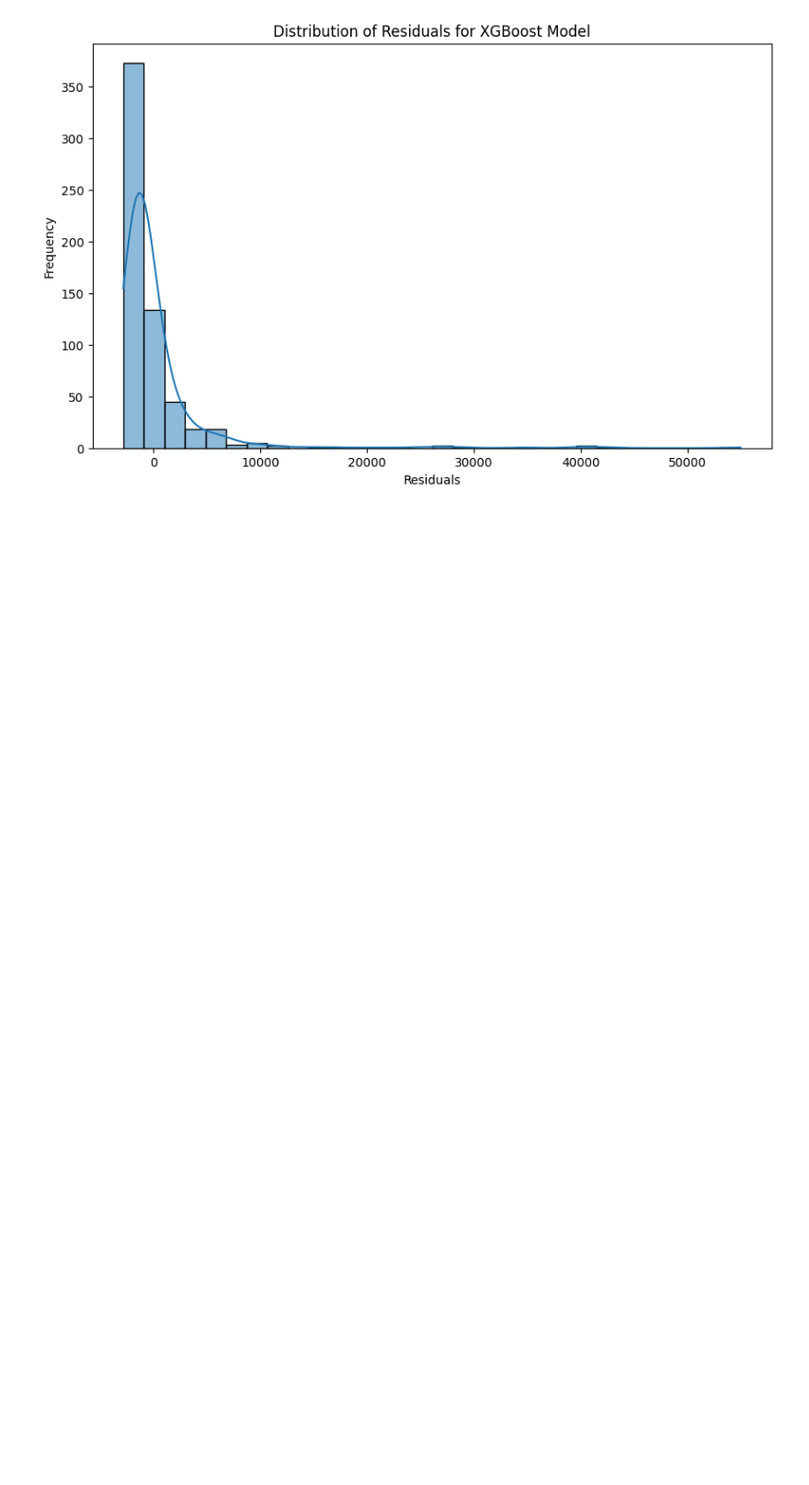
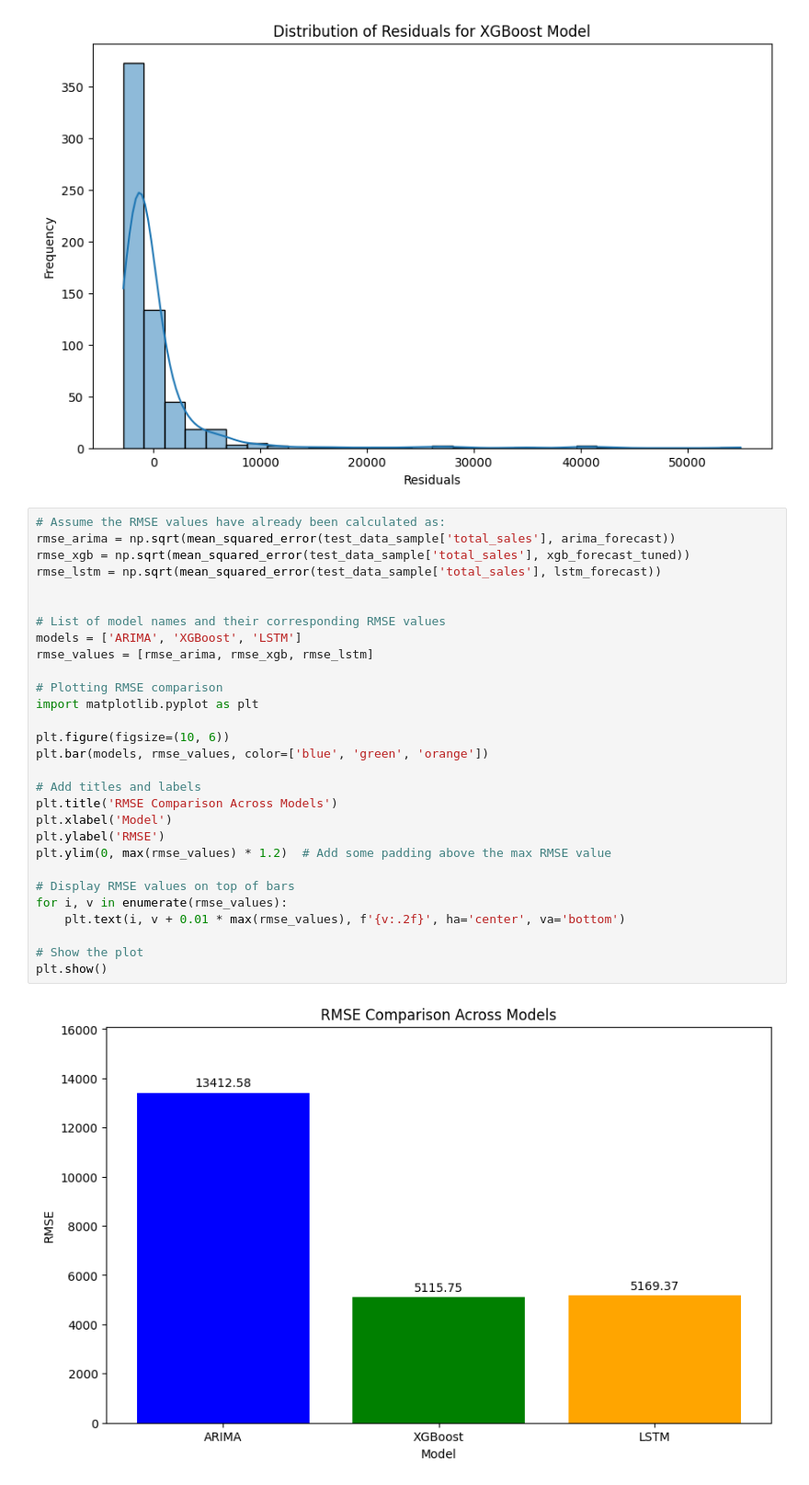
Before and after one commit to RyanBein205/DemandForecasting2.0, a Jupyter notebook: Capstone24.ipynb, the cells around one changed output. Shown: that part at 92% size. Drawn from its saved outputs; the diff is of its cells as text; blank space fills up the shorter version.

```diff
--- a/Capstone24.ipynb
+++ b/Capstone24.ipynb
@@ -381,3 +405,34 @@ plt.show()
 [figure]
 [figure]
 [figure]
+# %%
+# Assume the RMSE values have already been calculated as:
+rmse_arima = np.sqrt(mean_squared_error(test_data_sample['total_sales'], arima_forecast))
+rmse_xgb = np.sqrt(mean_squared_error(test_data_sample['total_sales'], xgb_forecast_tuned))
+rmse_lstm = np.sqrt(mean_squared_error(test_data_sample['total_sales'], lstm_forecast))
+
+
+# List of model names and their corresponding RMSE values
+models = ['ARIMA', 'XGBoost', 'LSTM']
+rmse_values = [rmse_arima, rmse_xgb, rmse_lstm]
+
+# Plotting RMSE comparison
+import matplotlib.pyplot as plt
+
+plt.figure(figsize=(10, 6))
+plt.bar(models, rmse_values, color=['blue', 'green', 'orange'])
+
+# Add titles and labels
+plt.title('RMSE Comparison Across Models')
+plt.xlabel('Model')
+plt.ylabel('RMSE')
+plt.ylim(0, max(rmse_values) * 1.2)  # Add some padding above the max RMSE value
+
+# Display RMSE values on top of bars
+for i, v in enumerate(rmse_values):
+    plt.text(i, v + 0.01 * max(rmse_values), f'{v:.2f}', ha='center', va='bottom')
+
+# Show the plot
+plt.show()
+# %% [output]
+[figure, added]
```
Also changed, not shown: parts of 1 cell of this notebook, 1 other file.
